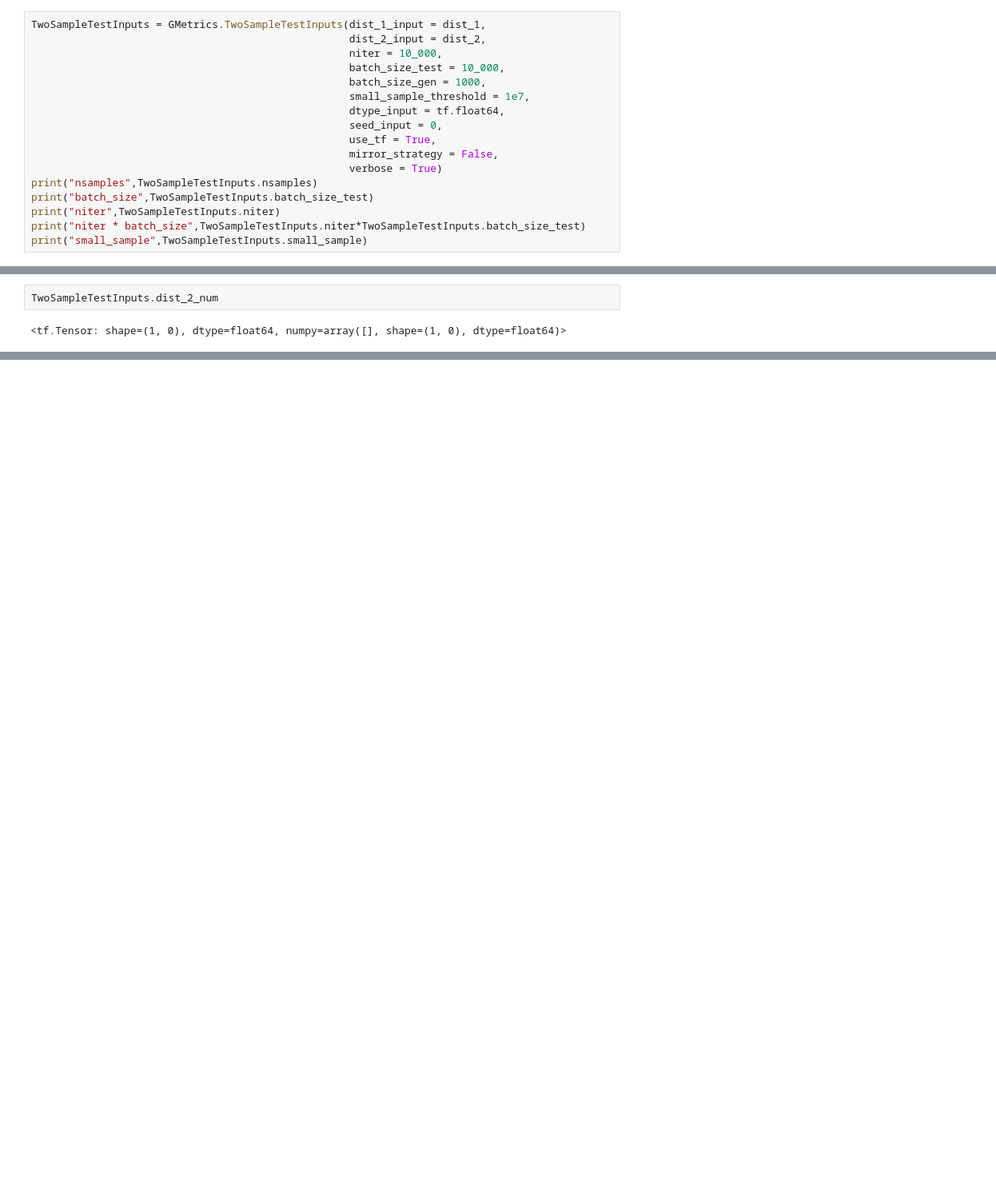
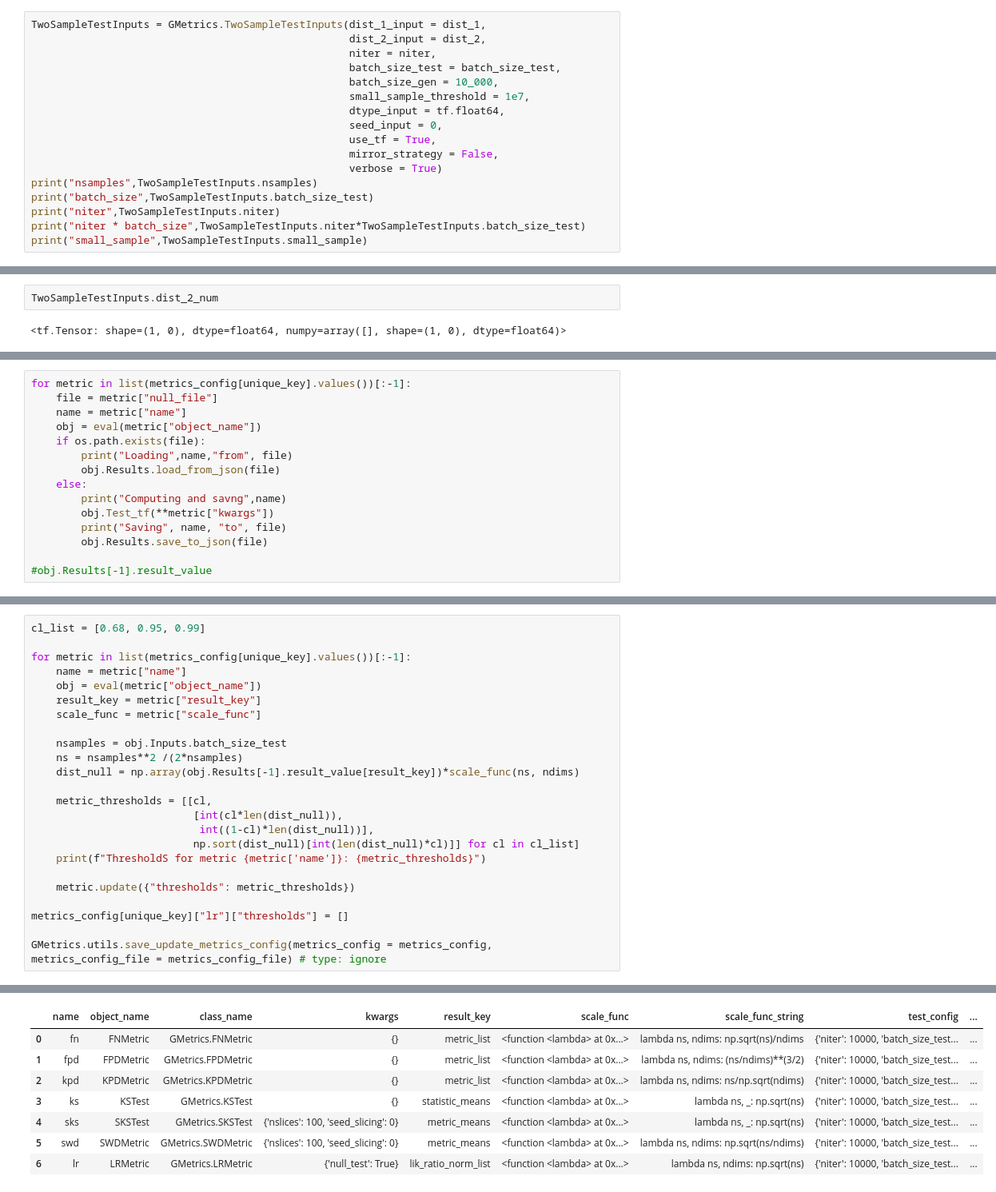
Before and after one commit to TwoSampleTests/GenerativeModelsMetrics, a Jupyter notebook: notebooks/Analysis_5D.ipynb, the cells around one changed output, grey strips where cells are left out. Shown at 80% size. Drawn from its saved outputs; the diff is of its cells as text; blank space fills up the shorter version.

Commit message:
vectorized LR metric calculation. Updated notebooks

```diff
--- a/notebooks/Analysis_5D.ipynb
+++ b/notebooks/Analysis_5D.ipynb
@@ -168,9 +153,9 @@ Event shapes of distributions:  (5,) (5,)
 # %%
 TwoSampleTestInputs = GMetrics.TwoSampleTestInputs(dist_1_input = dist_1,
                                                    dist_2_input = dist_2,
-                                                   niter = 10_000,
-                                                   batch_size_test = 10_000,
-                                                   batch_size_gen = 1000,
+                                                   niter = niter,
+                                                   batch_size_test = batch_size_test,
+                                                   batch_size_gen = 10_000,
                                                    small_sample_threshold = 1e7,
                                                    dtype_input = tf.float64,
                                                    seed_input = 0,
@@ -1224,0 +351,15 @@ metrics_config = {
+# %%
+for metric in list(metrics_config[unique_key].values())[:-1]:
+    file = metric["null_file"]
+    name = metric["name"]
+    obj = eval(metric["object_name"])
+    if os.path.exists(file):
+        print("Loading",name,"from", file)
+        obj.Results.load_from_json(file)
+    else:
+        print("Computing and savng",name)
+        obj.Test_tf(**metric["kwargs"])
+        print("Saving", name, "to", file)
+        obj.Results.save_to_json(file)
+
+#obj.Results[-1].result_value
@@ -1224,0 +373,25 @@ metrics_config = {
+# %%
+cl_list = [0.68, 0.95, 0.99]
+
+for metric in list(metrics_config[unique_key].values())[:-1]:
+    name = metric["name"]
+    obj = eval(metric["object_name"])
+    result_key = metric["result_key"]
+    scale_func = metric["scale_func"]
+
+    nsamples = obj.Inputs.batch_size_test
+    ns = nsamples**2 /(2*nsamples)
+    dist_null = np.array(obj.Results[-1].result_value[result_key])*scale_func(ns, ndims)
+
+    metric_thresholds = [[cl,
+                          [int(cl*len(dist_null)),
+                           int((1-cl)*len(dist_null))],
+                          np.sort(dist_null)[int(len(dist_null)*cl)]] for cl in cl_list]
+    print(f"ThresholdS for metric {metric['name']}: {metric_thresholds}")
+
+    metric.update({"thresholds": metric_thresholds})
+
+metrics_config[unique_key]["lr"]["thresholds"] = []
+
+GMetrics.utils.save_update_metrics_config(metrics_config = metrics_config, metrics_config_file = metrics_config_file) # type: ignore
+# %% [output]
@@ -1224,0 +404,8 @@ metrics_config = {
+|  | name | object_name | class_name | kwargs | result_key | scale_func | scale_func_string | test_config | ... |
+| 0 | fn | FNMetric | GMetrics.FNMetric | {} | metric_list | <function <lambda> at 0x...> | lambda ns, ndims: np.sqrt(ns)/ndims | {'niter': 10000, 'batch_size_test... | ... |
+| 1 | fpd | FPDMetric | GMetrics.FPDMetric | {} | metric_list | <function <lambda> at 0x...> | lambda ns, ndims: (ns/ndims)**(3/2) | {'niter': 10000, 'batch_size_test... | ... |
+| 2 | kpd | KPDMetric | GMetrics.KPDMetric | {} | metric_list | <function <lambda> at 0x...> | lambda ns, ndims: ns/np.sqrt(ndims) | {'niter': 10000, 'batch_size_test... | ... |
+| 3 | ks | KSTest | GMetrics.KSTest | {} | statistic_means | <function <lambda> at 0x...> | lambda ns, _: np.sqrt(ns) | {'niter': 10000, 'batch_size_test... | ... |
+| 4 | sks | SKSTest | GMetrics.SKSTest | {'nslices': 100, 'seed_slicing': 0} | metric_means | <function <lambda> at 0x...> | lambda ns, _: np.sqrt(ns) | {'niter': 10000, 'batch_size_test... | ... |
+| 5 | swd | SWDMetric | GMetrics.SWDMetric | {'nslices': 100, 'seed_slicing': 0} | metric_means | <function <lambda> at 0x...> | lambda ns, ndims: np.sqrt(ns/ndims) | {'niter': 10000, 'batch_size_test... | ... |
+| 6 | lr | LRMetric | GMetrics.LRMetric | {'null_test': True} | lik_ratio_norm_list | <function <lambda> at 0x...> | lambda ns, ndims: np.sqrt(ns) | {'niter': 10000, 'batch_size_test... | ... |
```
Also changed, not shown: parts of 139 cells of this notebook, 5 other files.
